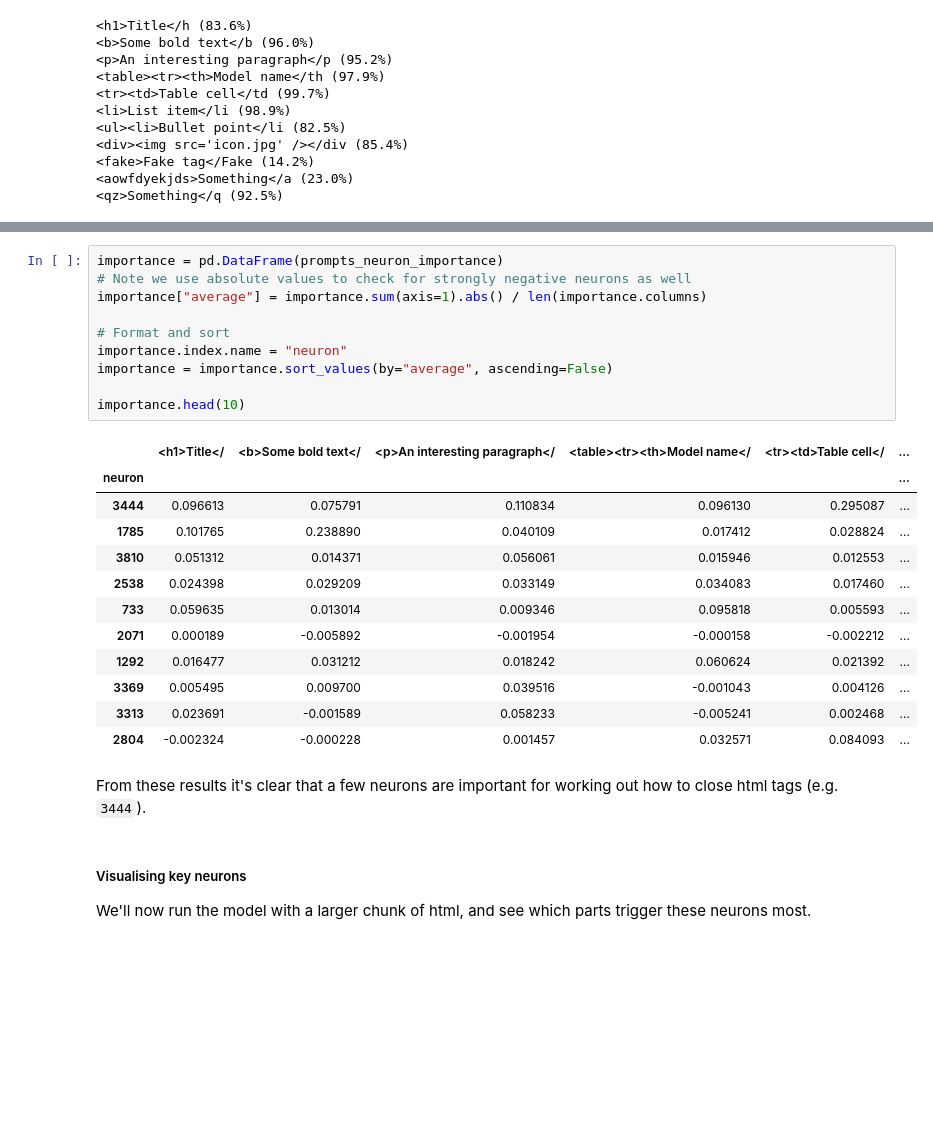
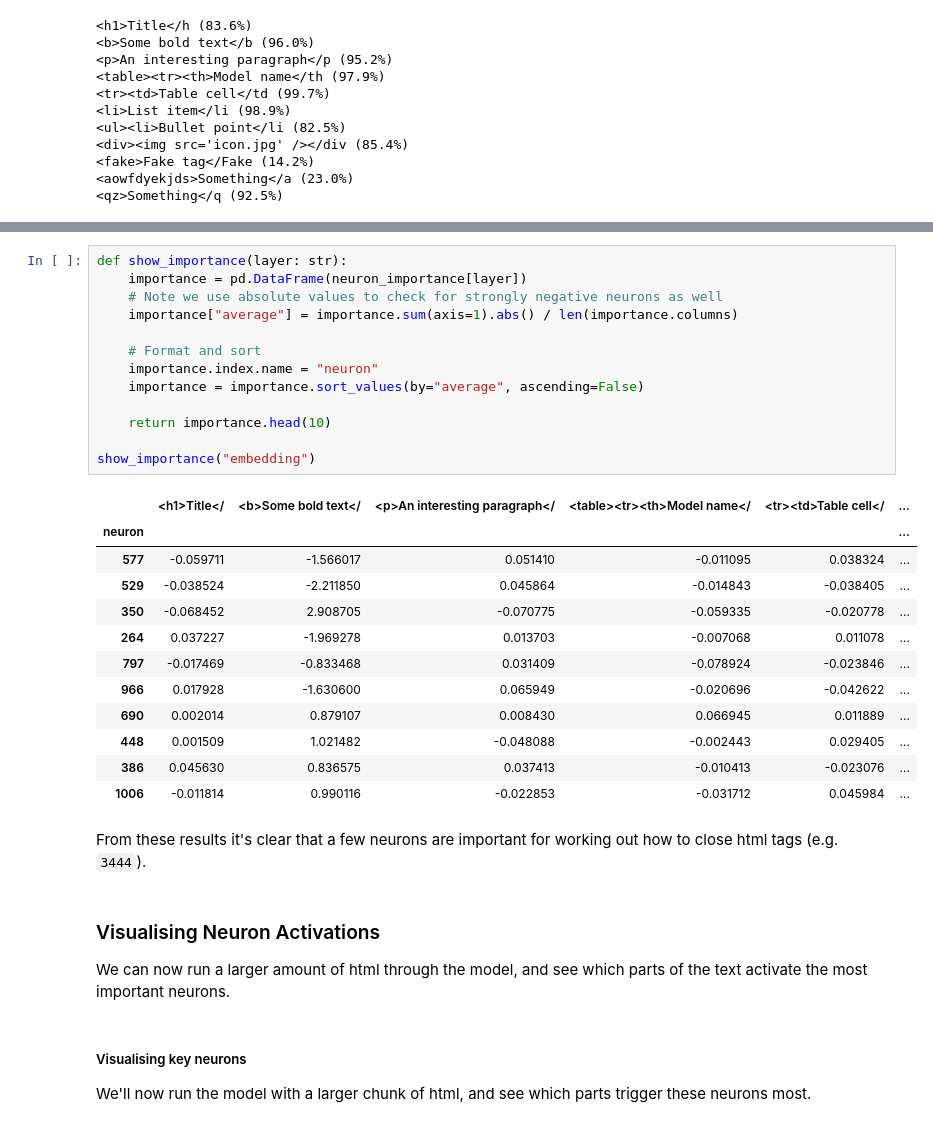
Before and after one commit to alan-cooney/mech-interp-code-generation, a Jupyter notebook: SoLU_Circuits.ipynb, the cells around one changed output, grey strips where cells are left out. Saved outputs shown, nothing was run; the diff lists cells and outputs as text; blank space fills up the shorter version.

Commit message:
Abstract neuron importance code to allow searching across different layers

```diff
--- a/SoLU_Circuits.ipynb
+++ b/SoLU_Circuits.ipynb
@@ -319,28 +354,35 @@ for prompt in prompts:
 # %%
-importance = pd.DataFrame(prompts_neuron_importance)
-# Note we use absolute values to check for strongly negative neurons as well
-importance["average"] = importance.sum(axis=1).abs() / len(importance.columns)
+def show_importance(layer: str):
+    importance = pd.DataFrame(neuron_importance[layer])
+    # Note we use absolute values to check for strongly negative neurons as well
+    importance["average"] = importance.sum(axis=1).abs() / len(importance.columns)
 
-# Format and sort
-importance.index.name = "neuron"
-importance = importance.sort_values(by="average", ascending=False)
+    # Format and sort
+    importance.index.name = "neuron"
+    importance = importance.sort_values(by="average", ascending=False)
 
-importance.head(10)
+    return importance.head(10)
+
+show_importance("embedding")
 # %% [output]
 |  | <h1>Title</ | <b>Some bold text</ | <p>An interesting paragraph</ | <table><tr><th>Model name</ | <tr><td>Table cell</ | ... |
 | neuron |  |  |  |  |  | ... |
-| 3444 | 0.096613 | 0.075791 | 0.110834 | 0.096130 | 0.295087 | ... |
-| 1785 | 0.101765 | 0.238890 | 0.040109 | 0.017412 | 0.028824 | ... |
-| 3810 | 0.051312 | 0.014371 | 0.056061 | 0.015946 | 0.012553 | ... |
-| 2538 | 0.024398 | 0.029209 | 0.033149 | 0.034083 | 0.017460 | ... |
-| 733 | 0.059635 | 0.013014 | 0.009346 | 0.095818 | 0.005593 | ... |
-| 2071 | 0.000189 | -0.005892 | -0.001954 | -0.000158 | -0.002212 | ... |
-| 1292 | 0.016477 | 0.031212 | 0.018242 | 0.060624 | 0.021392 | ... |
-| 3369 | 0.005495 | 0.009700 | 0.039516 | -0.001043 | 0.004126 | ... |
-| 3313 | 0.023691 | -0.001589 | 0.058233 | -0.005241 | 0.002468 | ... |
-| 2804 | -0.002324 | -0.000228 | 0.001457 | 0.032571 | 0.084093 | ... |
+| 577 | -0.059711 | -1.566017 | 0.051410 | -0.011095 | 0.038324 | ... |
+| 529 | -0.038524 | -2.211850 | 0.045864 | -0.014843 | -0.038405 | ... |
+| 350 | -0.068452 | 2.908705 | -0.070775 | -0.059335 | -0.020778 | ... |
+| 264 | 0.037227 | -1.969278 | 0.013703 | -0.007068 | 0.011078 | ... |
+| 797 | -0.017469 | -0.833468 | 0.031409 | -0.078924 | -0.023846 | ... |
+| 966 | 0.017928 | -1.630600 | 0.065949 | -0.020696 | -0.042622 | ... |
+| 690 | 0.002014 | 0.879107 | 0.008430 | 0.066945 | 0.011889 | ... |
+| 448 | 0.001509 | 1.021482 | -0.048088 | -0.002443 | 0.029405 | ... |
+| 386 | 0.045630 | 0.836575 | 0.037413 | -0.010413 | -0.023076 | ... |
+| 1006 | -0.011814 | 0.990116 | -0.022853 | -0.031712 | 0.045984 | ... |
 # %% [markdown]
 From these results it's clear that a few neurons are important for working out how to close html tags (e.g. `3444`).
+# %% [markdown]
+### Visualising Neuron Activations
+
+We can now run a larger amount of html through the model, and see which parts of the text activate the most important neurons.
 # %% [markdown]
 ##### Visualising key neurons
 
```
Also changed, not shown: parts of 11 cells of this notebook.
